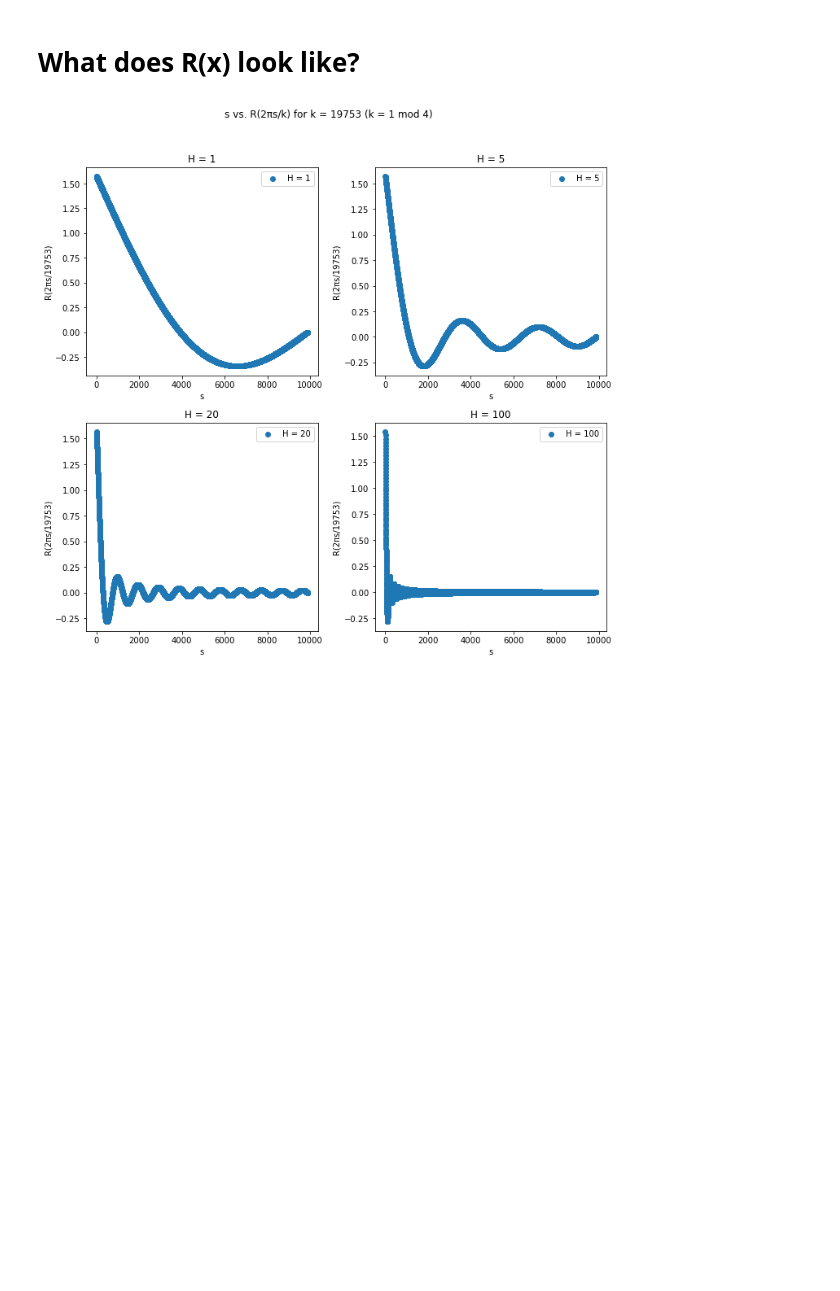
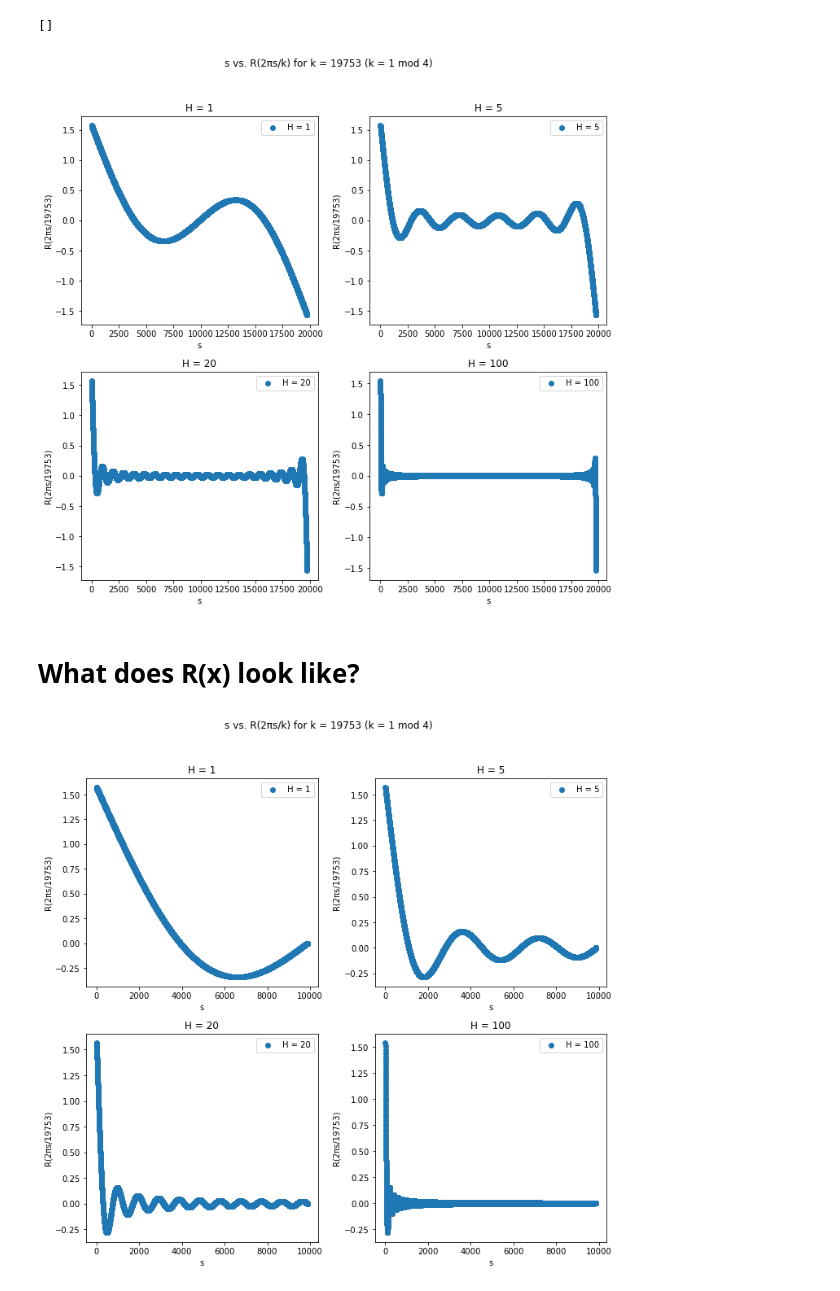
Before and after one commit to jcheigh/Thesis, a Jupyter notebook: src/analysis/data_analysis/r_analysis.ipynb, the cells around one changed output. Drawn from its saved outputs; the diff is of its cells as text; code cells hidden in the pictures; blank space fills up the shorter version.

```diff
--- a/src/analysis/data_analysis/r_analysis.ipynb
+++ b/src/analysis/data_analysis/r_analysis.ipynb
@@ -1,3 +5,8 @@
+# %%
+a = [1231,23]
+a[:0]
+# %% [output]
+[]
 # %%
 import os
 import re
@@ -476,6 +485,10 @@ def diff_plot(k, H, diff_data=r_diff_data, sum_data=r_sum_data):
     plt.legend()
     plt.tight_layout()
     plt.show()
+# %%
+create_r_plot(19753, [1,5,20,100], abs=False,error=False, x_max=19752)
+# %% [output]
+[figure, added]
 # %% [markdown]
 # What does R(x) look like?
 # %%
```
Also changed, not shown: parts of 1 cell of this notebook, 5 other files.
